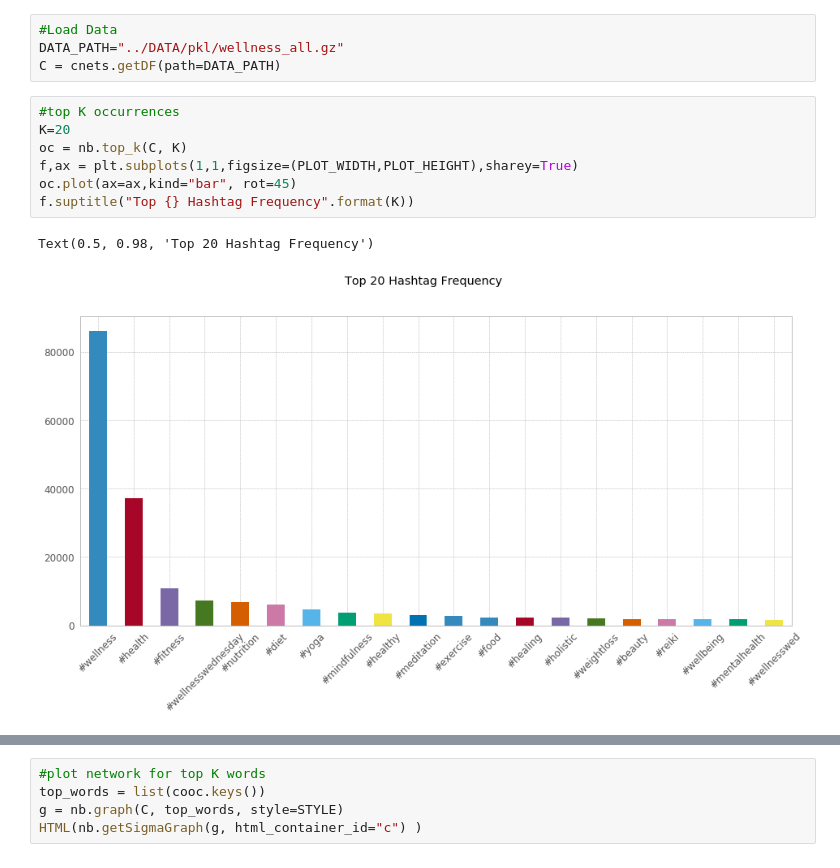
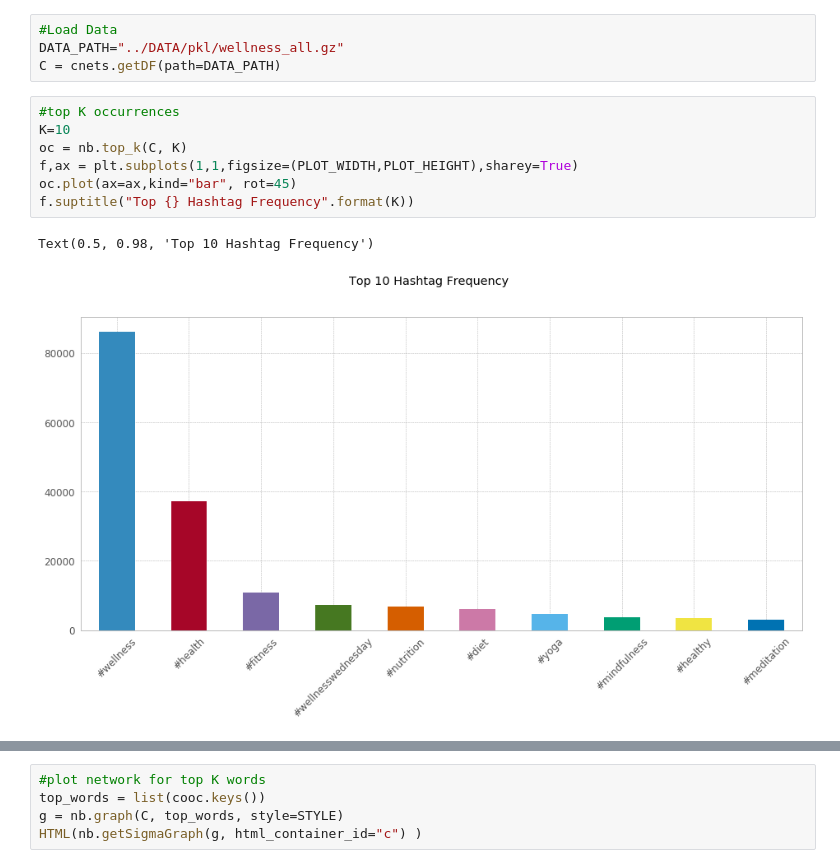
Before and after one commit to samiroid/coEgoNets, a Jupyter notebook: notebooks/main.ipynb, the cells around one changed output, grey strips where cells are left out. Saved outputs shown, nothing was run; the diff lists cells and outputs as text.

```diff
--- a/notebooks/main.ipynb
+++ b/notebooks/main.ipynb
@@ -43,14 +37,14 @@ DATA_PATH="../DATA/pkl/wellness_all.gz"
 C = cnets.getDF(path=DATA_PATH)
 # %%
 #top K occurrences
-K=20
+K=10
 oc = nb.top_k(C, K)
 f,ax = plt.subplots(1,1,figsize=(PLOT_WIDTH,PLOT_HEIGHT),sharey=True)
 oc.plot(ax=ax,kind="bar", rot=45)
 f.suptitle("Top {} Hashtag Frequency".format(K))
 # %% [output]
-Text(0.5, 0.98, 'Top 20 Hashtag Frequency')
+Text(0.5, 0.98, 'Top 10 Hashtag Frequency')
-[figure, old version]
+[figure, new version]
 # %%
 #top K co-occurrences
 target_word = "#wellness"
```
Also changed, not shown: parts of 3 cells of this notebook.
